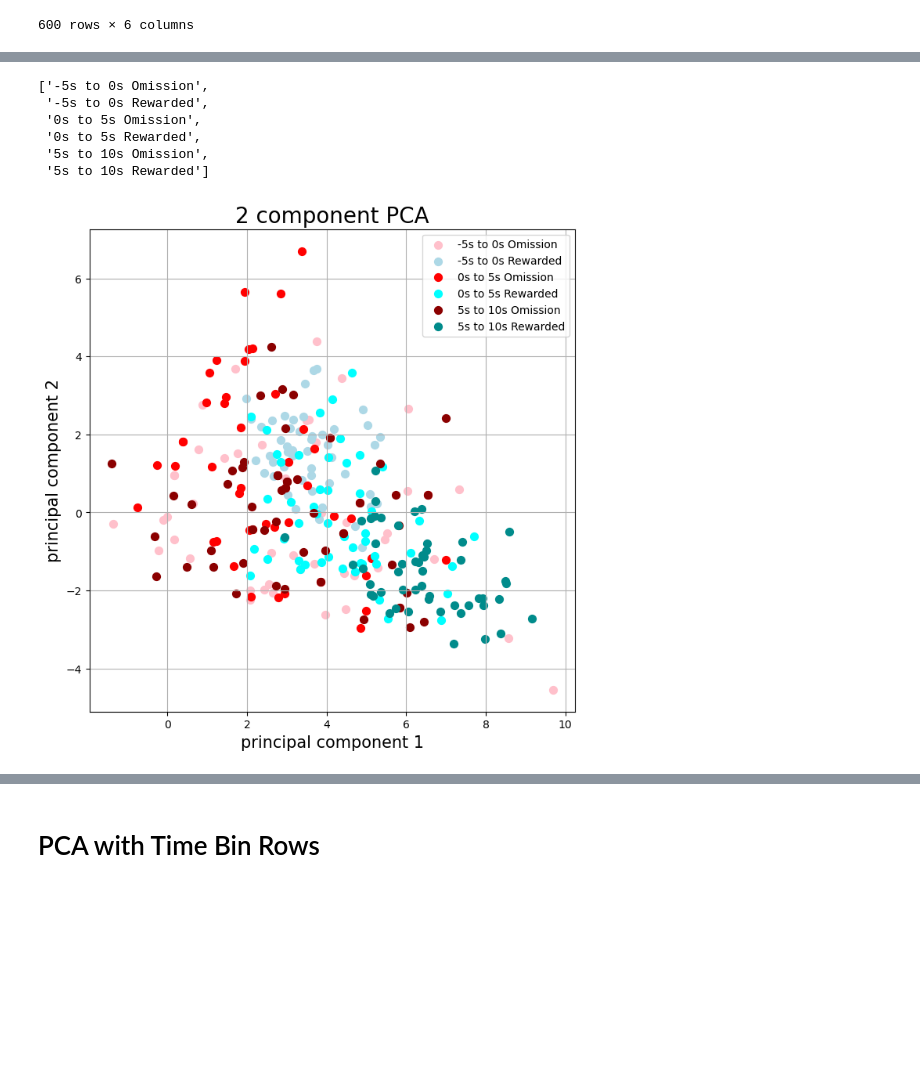
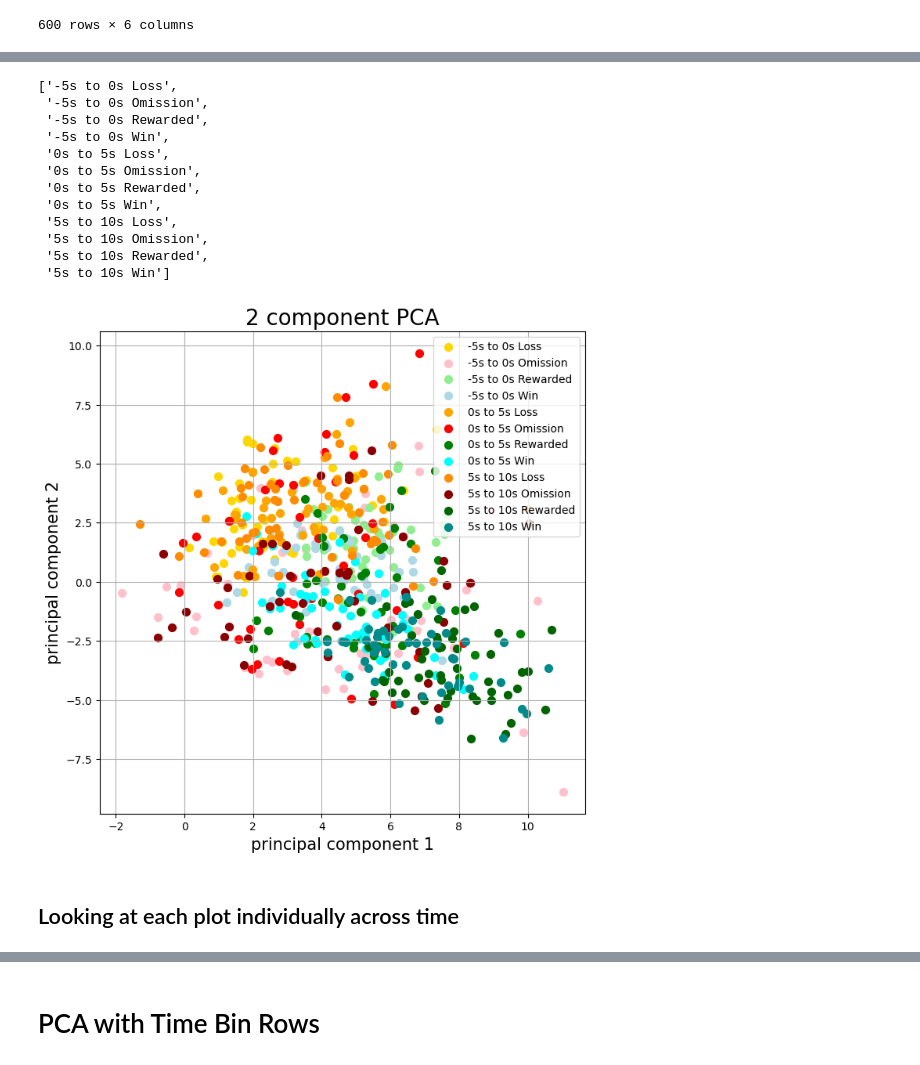
Before and after one commit to padillacoreanolab/reward_competition_ephys_analysis_with_omission_and_divider_controls, a Jupyter notebook: results/2022_12_11_om_and_comp_20221214_125409_subj_6_1_and_6_3/subject_6_1/time_stamp_syncing.ipynb, the cells around one changed output, grey strips where cells are left out. Saved outputs shown, nothing was run; the diff lists cells and outputs as text; code cells hidden in the pictures; blank space fills up the shorter version.

Commit message:
nb: pca plots for each outcome and each time

```diff
--- a/results/2022_12_11_om_and_comp_20221214_125409_subj_6_1_and_6_3/subject_6_1/time_stamp_syncing.ipynb
+++ b/results/2022_12_11_om_and_comp_20221214_125409_subj_6_1_and_6_3/subject_6_1/time_stamp_syncing.ipynb
@@ -1467,4 +1463,6 @@ ValueError:
 # %%
-omission_categories = [name for name in sorted(pc_product["rewarded_and_when"].unique()) if "Omission" in name]
-rewarded_categories = [name for name in sorted(pc_product["rewarded_and_when"].unique()) if "Rewarded" in name]
+omission_categories = [name for name in sorted(pc_product["outcome_and_when"].unique()) if "Omission" in name]
+rewarded_categories = [name for name in sorted(pc_product["outcome_and_when"].unique()) if "Rewarded" in name]
+win_categories = [name for name in sorted(pc_product["outcome_and_when"].unique()) if "Win" in name]
+loss_categories = [name for name in sorted(pc_product["outcome_and_when"].unique()) if "Loss" in name]
 # %%
@@ -1528,11 +1526,17 @@ plt.show()
 # %%
-all_categories = sorted(pc_product["rewarded_and_when"].unique())
+all_categories = sorted(pc_product["outcome_and_when"].unique())
 # %%
 all_categories
 # %% [output]
-['-5s to 0s Omission',
+['-5s to 0s Loss',
+ '-5s to 0s Omission',
  '-5s to 0s Rewarded',
+ '-5s to 0s Win',
+ '0s to 5s Loss',
  '0s to 5s Omission',
  '0s to 5s Rewarded',
+ '0s to 5s Win',
+ '5s to 10s Loss',
  '5s to 10s Omission',
- '5s to 10s Rewarded']
+ '5s to 10s Rewarded',
+ '5s to 10s Win']
@@ -1539,23 +1548,25 @@ all_categories
 # %%
-all_colors = ["pink", "lightblue", "red", "cyan", "darkred", "darkcyan"]
+all_colors = ["gold", "pink", "lightgreen", "lightblue", "orange", "red", "green", "cyan", "darkorange", "darkred", "darkgreen", "darkcyan"]
 # %%
 fig = plt.figure(figsize = (8,8))
 ax = fig.add_subplot(1,1,1)
 ax.set_xlabel('principal component 1', fontsize = 15)
 ax.set_ylabel('principal component 2', fontsize = 15)
 ax.set_title('2 component PCA', fontsize = 20)
 targets = rewarded_categories
 colors = ["lightblue", "cyan", "darkcyan"]
 for target, color in zip(all_categories, all_colors):
-    indicesToKeep = pc_product['rewarded_and_when'] == target
+    indicesToKeep = pc_product['outcome_and_when'] == target
     ax.scatter(pc_product.loc[indicesToKeep, 0]
                , pc_product.loc[indicesToKeep, 1]
                , c = color
                , s = 50)
 ax.legend(all_categories)
 ax.grid()
 # %% [output]
-[figure, old version]
+[figure, new version]
+# %% [markdown]
+## Looking at each plot individually across time
 # %%
 fig = plt.figure(figsize = (8,8))
 ax = fig.add_subplot(1,1,1)
```
Also changed, not shown: parts of 47 cells of this notebook, 1 other file.
